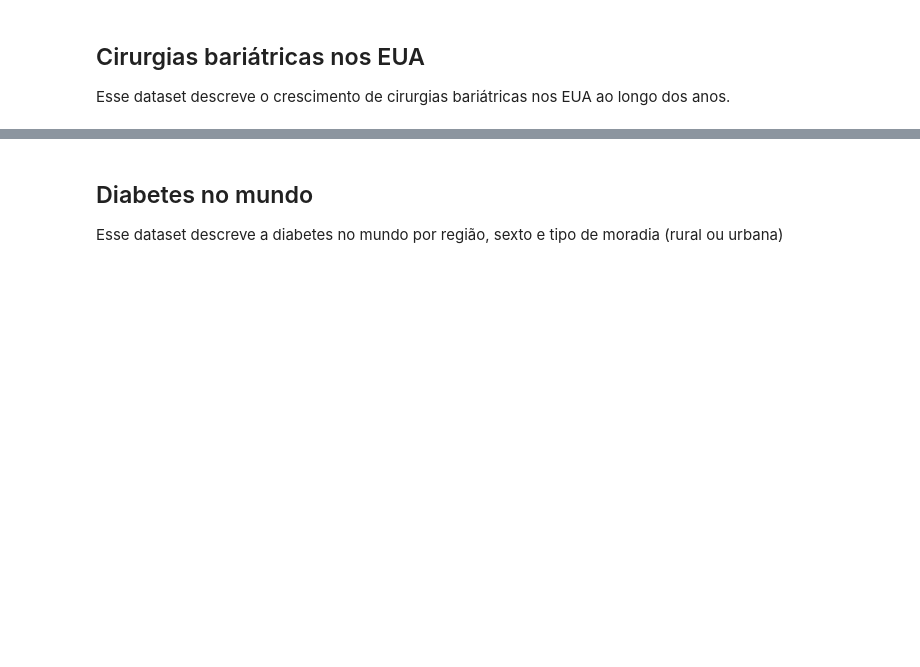
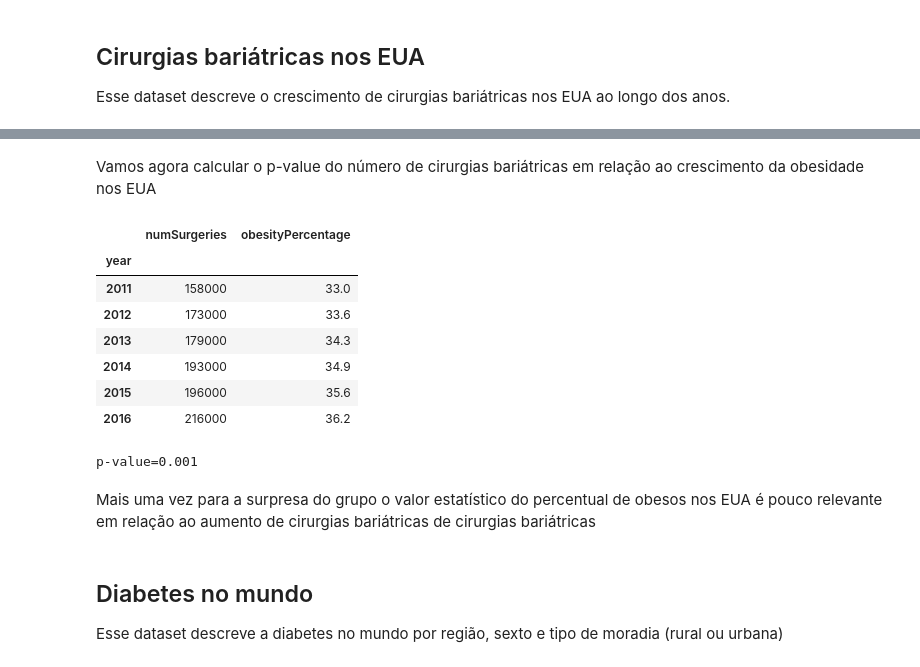
Before and after one commit to if1015-datascience-ufpe/2018-2-projeto-follow-up, a Jupyter notebook: src/Follow UP.ipynb, the cells around one changed output, grey strips where cells are left out. Cells and saved outputs as stored; diff of their text form; code cells hidden in the pictures; blank space fills up the shorter version.

```diff
--- a/src/Follow UP.ipynb
+++ b/src/Follow UP.ipynb
@@ -196,3 +194,30 @@ bariatricSurgeriesUS
+# %% [markdown]
+Vamos agora calcular o p-value do número de cirurgias bariátricas em relação ao crescimento da obesidade nos EUA
+# %%
+usObesity = relationObesityIdhByCountry('United States')
+usObesity = usObesity.drop(columns=['idh'])
+relationObesityBariatricSurgeryUS = bariatricSurgeriesUS.merge(usObesity, left_on='year', right_on='year')
+relationObesityBariatricSurgeryUS
+# %% [output]
+|  | numSurgeries | obesityPercentage |
+| year |  |  |
+| 2011 | 158000 | 33.0 |
+| 2012 | 173000 | 33.6 |
+| 2013 | 179000 | 34.3 |
+| 2014 | 193000 | 34.9 |
+| 2015 | 196000 | 35.6 |
+| 2016 | 216000 | 36.2 |
+# %%
+x = relationObesityBariatricSurgeryUS['numSurgeries']
+y = relationObesityBariatricSurgeryUS['obesityPercentage']
+
+relationObesityBariatricSurgeryUSModel = linregress(x, y)
+relationObesityBariatricSurgeryUSModel.pvalue
+print('p-value={:.3f}'.format(relationObesityBariatricSurgeryUSModel.pvalue))
+# %% [output]
+p-value=0.001
+# %% [markdown]
+Mais uma vez para a surpresa do grupo o valor estatístico do percentual de obesos nos EUA é pouco relevante em relação ao aumento de cirurgias bariátricas de cirurgias bariátricas
 # %% [markdown]
 ## Diabetes no mundo
 Esse dataset descreve a diabetes no mundo por região, sexto e tipo de moradia (rural ou urbana)
```
Also changed, not shown: parts of 3 cells of this notebook.
